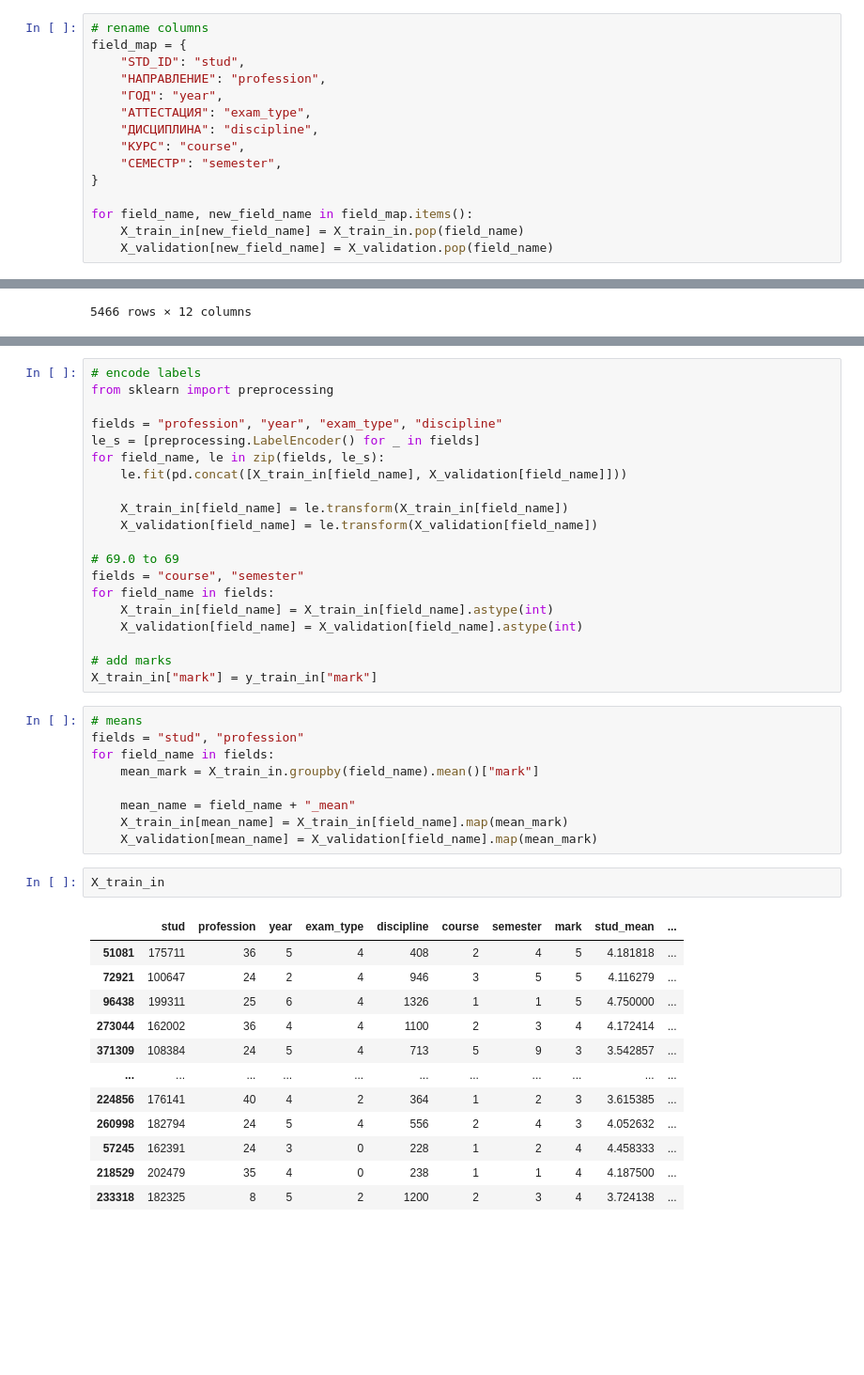
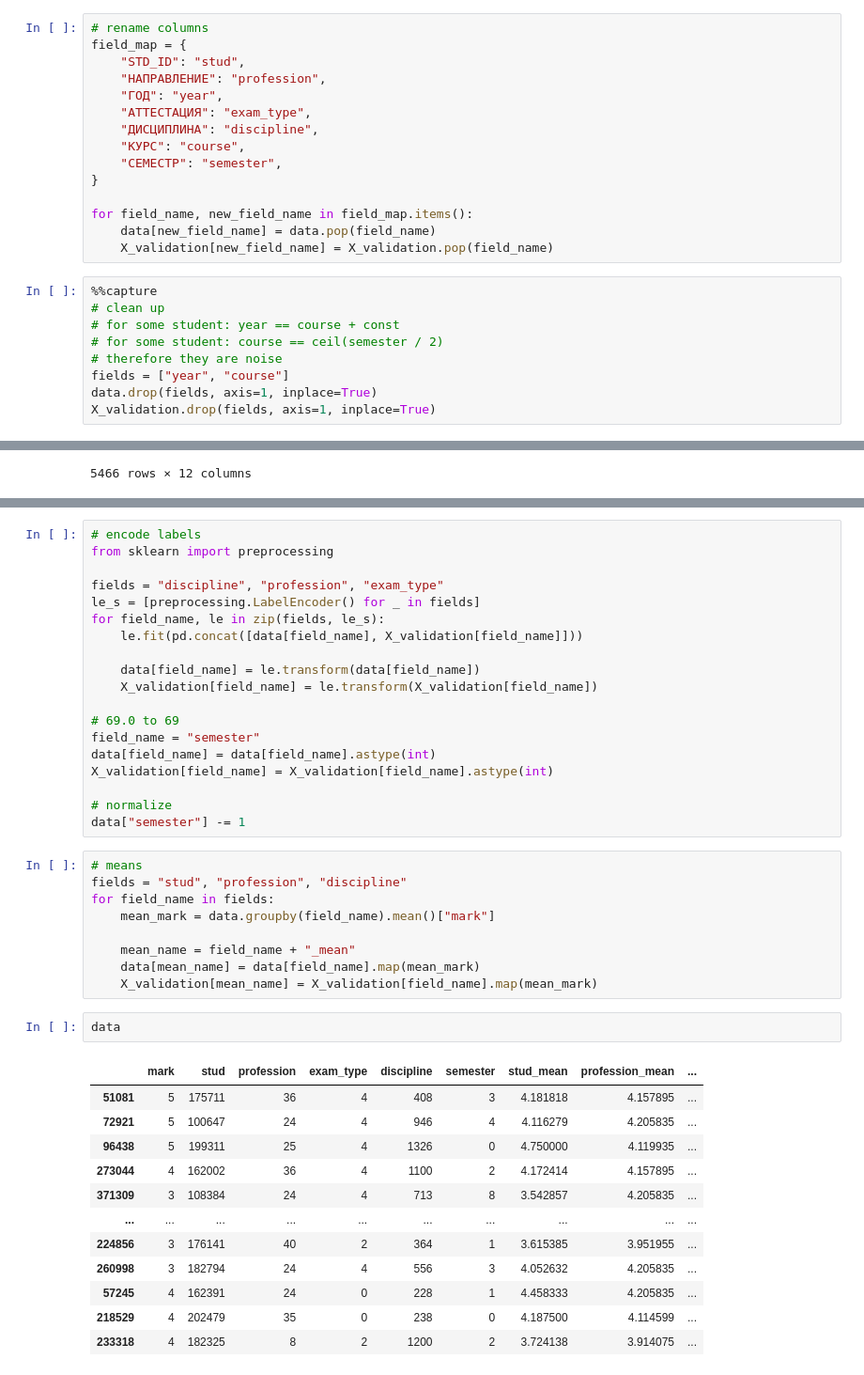
Before and after one commit to 0dminnimda/NTO_bigdata_2020_final, a Jupyter notebook: file.ipynb, the cells around one changed output, grey strips where cells are left out. Shown: that part at 94% size. Saved outputs shown, nothing was run; the diff lists cells and outputs as text; blank space fills up the shorter version.

Commit message:
file.ipynb: remove useless data, clean up

```diff
--- a/file.ipynb
+++ b/file.ipynb
@@ -21,8 +22,17 @@ field_map = {
 }
 
 for field_name, new_field_name in field_map.items():
-    X_train_in[new_field_name] = X_train_in.pop(field_name)
+    data[new_field_name] = data.pop(field_name)
     X_validation[new_field_name] = X_validation.pop(field_name)
+# %%
+%%capture
+# clean up
+# for some student: year == course + const
+# for some student: course == ceil(semester / 2)
+# therefore they are noise
+fields = ["year", "course"]
+data.drop(fields, axis=1, inplace=True)
+X_validation.drop(fields, axis=1, inplace=True)
 # %%
 stud_info
 # %% [output]
@@ -60,43 +70,42 @@ X_train_in
 # encode labels
 from sklearn import preprocessing
 
-fields = "profession", "year", "exam_type", "discipline"
+fields = "discipline", "profession", "exam_type"
 le_s = [preprocessing.LabelEncoder() for _ in fields]
 for field_name, le in zip(fields, le_s):
-    le.fit(pd.concat([X_train_in[field_name], X_validation[field_name]]))
+    le.fit(pd.concat([data[field_name], X_validation[field_name]]))
 
-    X_train_in[field_name] = le.transform(X_train_in[field_name])
+    data[field_name] = le.transform(data[field_name])
     X_validation[field_name] = le.transform(X_validation[field_name])
 
 # 69.0 to 69
-fields = "course", "semester"
-for field_name in fields:
-    X_train_in[field_name] = X_train_in[field_name].astype(int)
-    X_validation[field_name] = X_validation[field_name].astype(int)
+field_name = "semester"
+data[field_name] = data[field_name].astype(int)
+X_validation[field_name] = X_validation[field_name].astype(int)
 
-# add marks
-X_train_in["mark"] = y_train_in["mark"]
+# normalize
+data["semester"] -= 1
 # %%
 # means
-fields = "stud", "profession"
+fields = "stud", "profession", "discipline"
 for field_name in fields:
-    mean_mark = X_train_in.groupby(field_name).mean()["mark"]
+    mean_mark = data.groupby(field_name).mean()["mark"]
 
     mean_name = field_name + "_mean"
-    X_train_in[mean_name] = X_train_in[field_name].map(mean_mark)
+    data[mean_name] = data[field_name].map(mean_mark)
     X_validation[mean_name] = X_validation[field_name].map(mean_mark)
 # %%
-X_train_in
+data
 # %% [output]
-|  | stud | profession | year | exam_type | discipline | course | semester | mark | stud_mean | ... |
-| 51081 | 175711 | 36 | 5 | 4 | 408 | 2 | 4 | 5 | 4.181818 | ... |
-| 72921 | 100647 | 24 | 2 | 4 | 946 | 3 | 5 | 5 | 4.116279 | ... |
-| 96438 | 199311 | 25 | 6 | 4 | 1326 | 1 | 1 | 5 | 4.750000 | ... |
-| 273044 | 162002 | 36 | 4 | 4 | 1100 | 2 | 3 | 4 | 4.172414 | ... |
-| 371309 | 108384 | 24 | 5 | 4 | 713 | 5 | 9 | 3 | 3.542857 | ... |
-| ... | ... | ... | ... | ... | ... | ... | ... | ... | ... | ... |
-| 224856 | 176141 | 40 | 4 | 2 | 364 | 1 | 2 | 3 | 3.615385 | ... |
-| 260998 | 182794 | 24 | 5 | 4 | 556 | 2 | 4 | 3 | 4.052632 | ... |
-| 57245 | 162391 | 24 | 3 | 0 | 228 | 1 | 2 | 4 | 4.458333 | ... |
-| 218529 | 202479 | 35 | 4 | 0 | 238 | 1 | 1 | 4 | 4.187500 | ... |
-| 233318 | 182325 | 8 | 5 | 2 | 1200 | 2 | 3 | 4 | 3.724138 | ... |
+|  | mark | stud | profession | exam_type | discipline | semester | stud_mean | profession_mean | ... |
+| 51081 | 5 | 175711 | 36 | 4 | 408 | 3 | 4.181818 | 4.157895 | ... |
+| 72921 | 5 | 100647 | 24 | 4 | 946 | 4 | 4.116279 | 4.205835 | ... |
+| 96438 | 5 | 199311 | 25 | 4 | 1326 | 0 | 4.750000 | 4.119935 | ... |
+| 273044 | 4 | 162002 | 36 | 4 | 1100 | 2 | 4.172414 | 4.157895 | ... |
+| 371309 | 3 | 108384 | 24 | 4 | 713 | 8 | 3.542857 | 4.205835 | ... |
+| ... | ... | ... | ... | ... | ... | ... | ... | ... | ... |
+| 224856 | 3 | 176141 | 40 | 2 | 364 | 1 | 3.615385 | 3.951955 | ... |
+| 260998 | 3 | 182794 | 24 | 4 | 556 | 3 | 4.052632 | 4.205835 | ... |
+| 57245 | 4 | 162391 | 24 | 0 | 228 | 1 | 4.458333 | 4.205835 | ... |
+| 218529 | 4 | 202479 | 35 | 0 | 238 | 0 | 4.187500 | 4.114599 | ... |
+| 233318 | 4 | 182325 | 8 | 2 | 1200 | 2 | 3.724138 | 3.914075 | ... |
```
Also changed, not shown: parts of 8 cells of this notebook.
